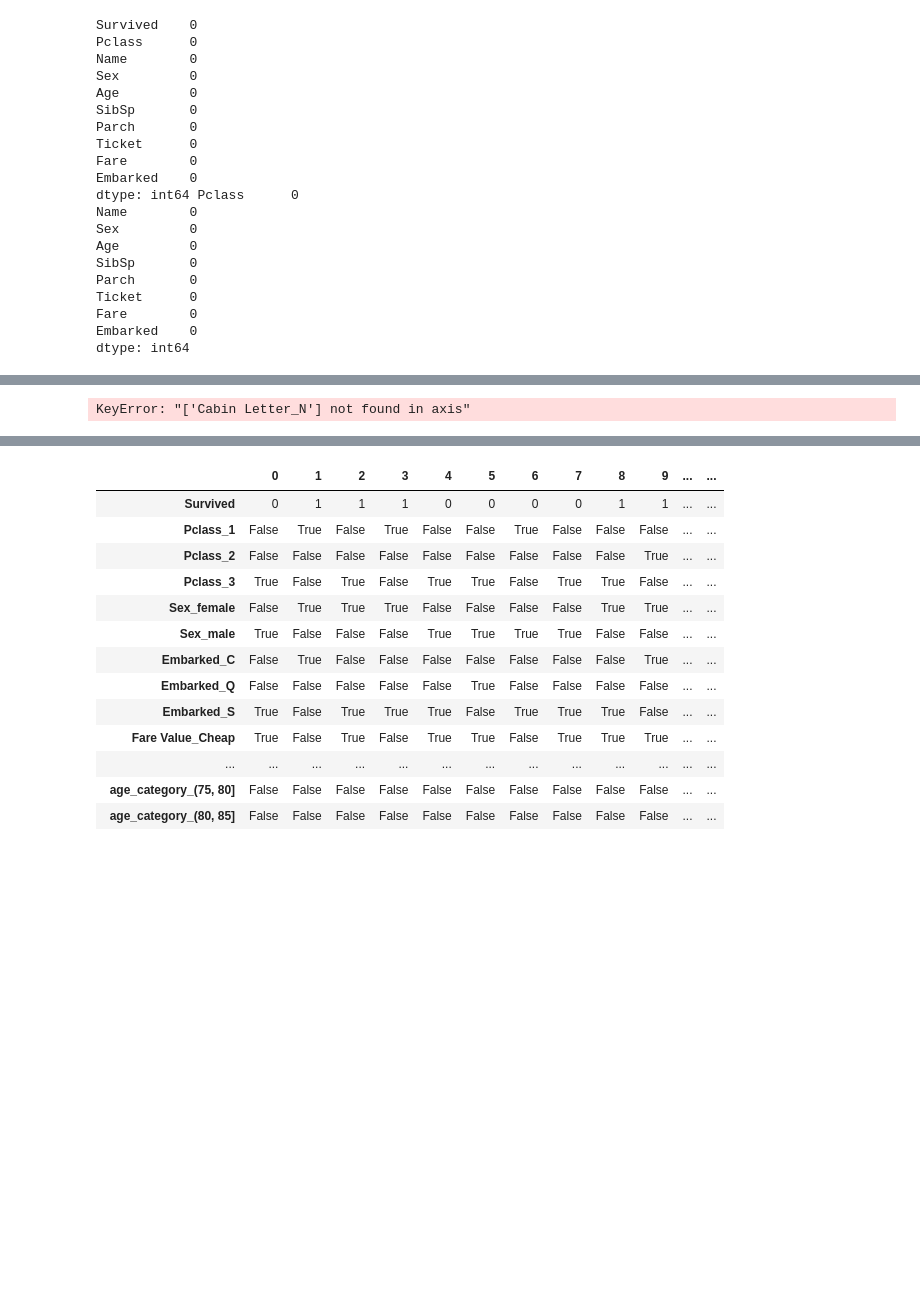
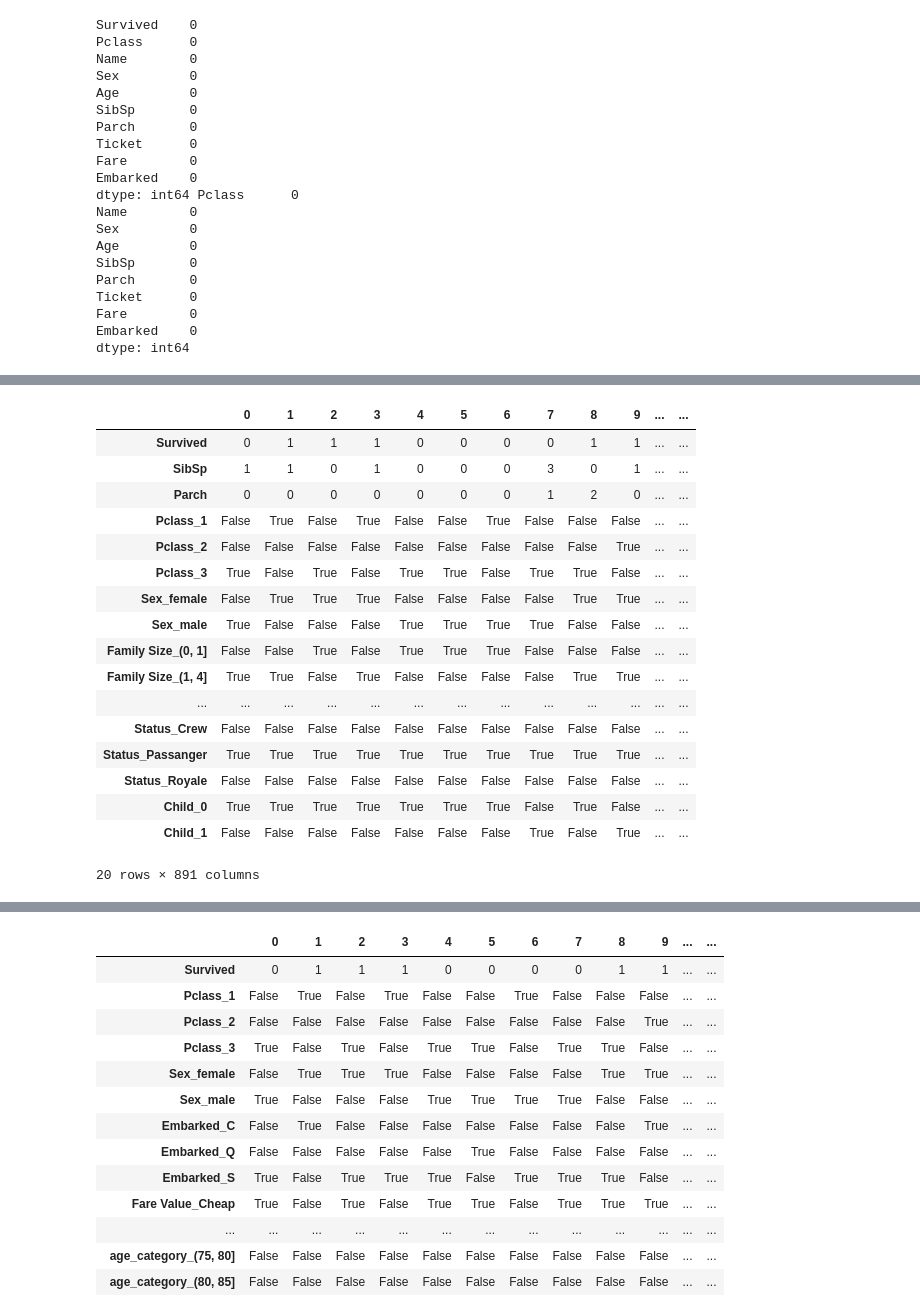
Before and after one commit to bgraslan/DL-E-exercises, a Jupyter notebook: titanic.ipynb, the cells around one changed output, grey strips where cells are left out. Cells and saved outputs as stored; diff of their text form; code cells hidden in the pictures; blank space fills up the shorter version.

```diff
--- a/titanic.ipynb
+++ b/titanic.ipynb
@@ -107,12 +103,3 @@ df_test['Age Int']=df_test['Age'].apply(lambda x: 'Child' if x < 18 else ('Young
 
 df.drop(columns='Age', inplace=True)
 df_test.drop(columns='Age', inplace=True)
-# %%
-dizi = np.arange(0, 101, 10)
-
-
-df['age_category'] = pd.cut(df['Age'], bins=dizi)
-df_test['age_category'] = pd.cut(df_test['Age'], bins=dizi)
-
-df.drop(columns='Age', inplace=True)
-df_test.drop(columns='Age', inplace=True)
@@ -122,12 +105,0 @@ df_test.drop(columns='Ticket', inplace=True)
-# %%
-df.drop(columns='Embarked', inplace=True)
-df_test.drop(columns='Embarked', inplace=True)
-
-df.drop(columns='Fare Value', inplace=True)
-df_test.drop(columns='Fare Value', inplace=True)
-
-df.drop(columns='Status', inplace=True)
-df_test.drop(columns='Status', inplace=True)
-
-df.drop(columns='Age Int', inplace=True)
-df_test.drop(columns='Age Int', inplace=True)
@@ -153,0 +106,6 @@ df
+# %%
+df['Family Size'] = pd.cut(df['Family'], bins=[0,1,4,8,15])
+df_test['Family Size'] = pd.cut(df_test['Family'], bins=[0,1,4,8,15])
+
+df.drop(columns='Family', inplace=True)
+df_test.drop(columns='Family', inplace=True)
@@ -153,0 +132,10 @@ df
+# %%
+df['Pclass']=df['Pclass'].astype('category')
+df['Sex']=df['Sex'].astype('category')
+df['Embarked']=df['Embarked'].astype('category')
+df['Status']=df['Status'].astype('category')
+
+df_test['Pclass']=df_test['Pclass'].astype('category')
+df_test['Sex']=df_test['Sex'].astype('category')
+df_test['Embarked']=df_test['Embarked'].astype('category')
+df_test['Status']=df_test['Status'].astype('category')
@@ -154 +145,22 @@ df
+# %%
+df.T
+# %% [output]
+|  | 0 | 1 | 2 | 3 | 4 | 5 | 6 | 7 | 8 | 9 | ... | ... |
+| Survived | 0 | 1 | 1 | 1 | 0 | 0 | 0 | 0 | 1 | 1 | ... | ... |
+| SibSp | 1 | 1 | 0 | 1 | 0 | 0 | 0 | 3 | 0 | 1 | ... | ... |
+| Parch | 0 | 0 | 0 | 0 | 0 | 0 | 0 | 1 | 2 | 0 | ... | ... |
+| Pclass_1 | False | True | False | True | False | False | True | False | False | False | ... | ... |
+| Pclass_2 | False | False | False | False | False | False | False | False | False | True | ... | ... |
+| Pclass_3 | True | False | True | False | True | True | False | True | True | False | ... | ... |
+| Sex_female | False | True | True | True | False | False | False | False | True | True | ... | ... |
+| Sex_male | True | False | False | False | True | True | True | True | False | False | ... | ... |
+| Family Size_(0, 1] | False | False | True | False | True | True | True | False | False | False | ... | ... |
+| Family Size_(1, 4] | True | True | False | True | False | False | False | False | True | True | ... | ... |
+| ... | ... | ... | ... | ... | ... | ... | ... | ... | ... | ... | ... | ... |
+| Status_Crew | False | False | False | False | False | False | False | False | False | False | ... | ... |
+| Status_Passanger | True | True | True | True | True | True | True | True | True | True | ... | ... |
+| Status_Royale | False | False | False | False | False | False | False | False | False | False | ... | ... |
+| Child_0 | True | True | True | True | True | True | True | False | True | False | ... | ... |
+| Child_1 | False | False | False | False | False | False | False | True | False | True | ... | ... |
+20 rows × 891 columns
 # %%
@@ -157,17 +172,6 @@ one_hot_encoded_df_test = pd.get_dummies(df_test, columns = ['Pclass', 'Sex','Em
 # %%
 one_hot_encoded_df = pd.get_dummies(df, columns = ['Pclass', 'Sex'])
 one_hot_encoded_df_test = pd.get_dummies(df_test, columns = ['Pclass', 'Sex'])
-# %%
-df= one_hot_encoded_df
-df_test = one_hot_encoded_df_test
-
-df.drop(columns='Cabin Letter_N', inplace=True)
-df_test.drop(columns='Cabin Letter_N', inplace=True)
-
-df.drop(columns='Cabin Letter_T', inplace=True)
-df_test.drop(columns='Cabin Letter_T', inplace=True)
-# %% [output]
-KeyError: "['Cabin Letter_N'] not found in axis"
 # %%
 X= df.drop('Survived', axis=1)
 y= df.Survived.values
```
Also changed, not shown: parts of 16 cells of this notebook, 1 other file.
